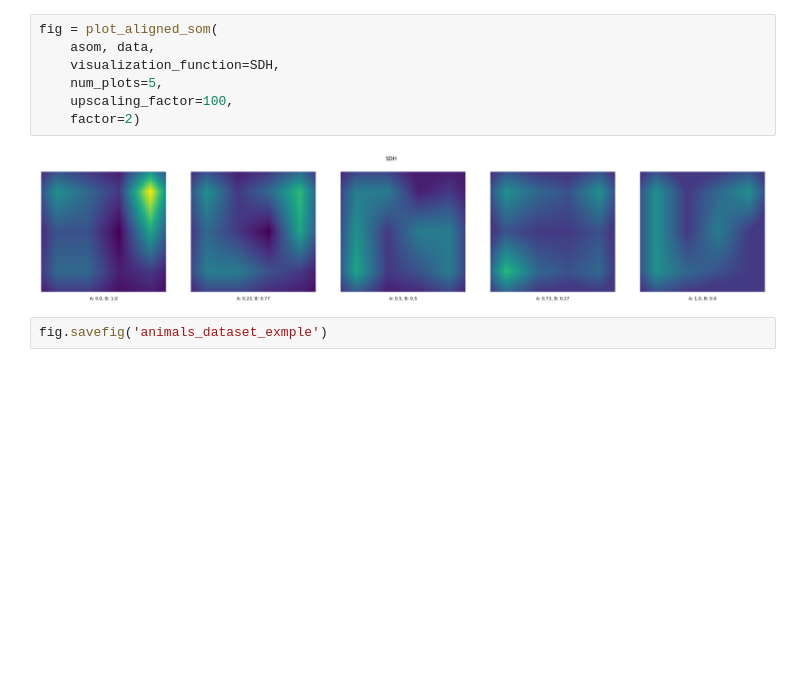
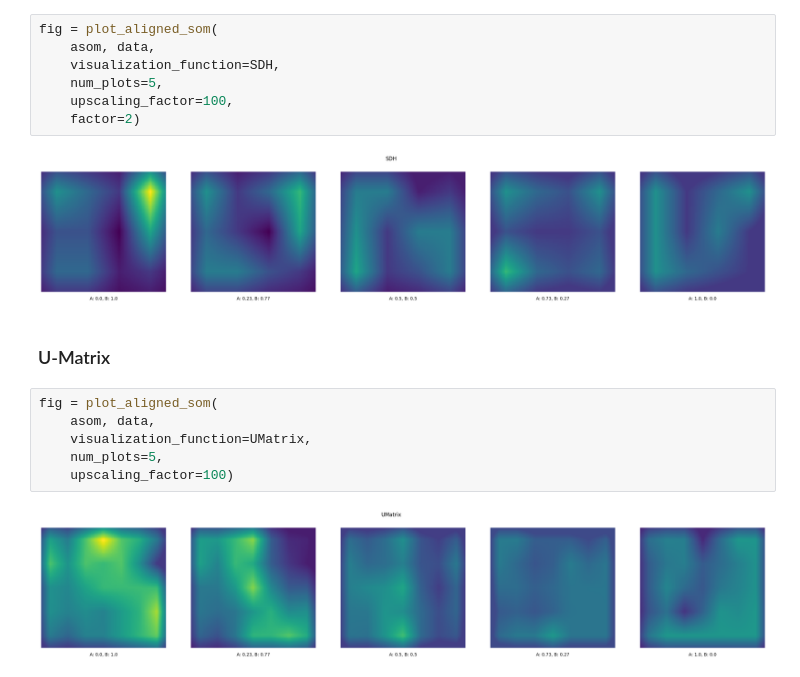
Before and after one commit to Znerual/AlignedSOM, a Jupyter notebook: notebooks/AlignedSOM_implementation_details.ipynb, the cells around one changed output. Drawn from its saved outputs; the diff is of its cells as text; blank space fills up the shorter version.

```diff
--- a/notebooks/AlignedSOM_implementation_details.ipynb
+++ b/notebooks/AlignedSOM_implementation_details.ipynb
@@ -125,5 +486,13 @@ fig = plot_aligned_som(
     factor=2)
 # %% [output]
 [figure]
-# %%
-fig.savefig('animals_dataset_exmple')
+# %% [markdown]
+### U-Matrix
+# %%
+fig = plot_aligned_som(
+    asom, data,
+    visualization_function=UMatrix,
+    num_plots=5,
+    upscaling_factor=100)
+# %% [output]
+[figure, added]
```
Also changed, not shown: parts of 13 cells of this notebook.
